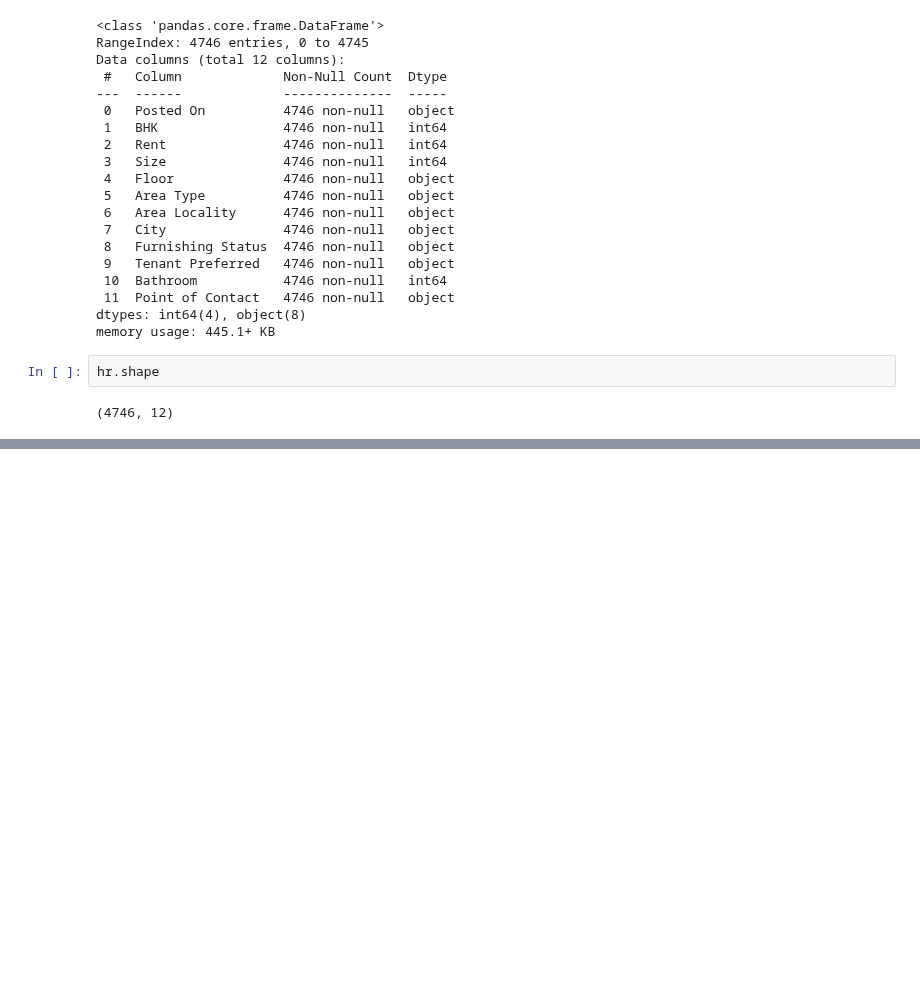
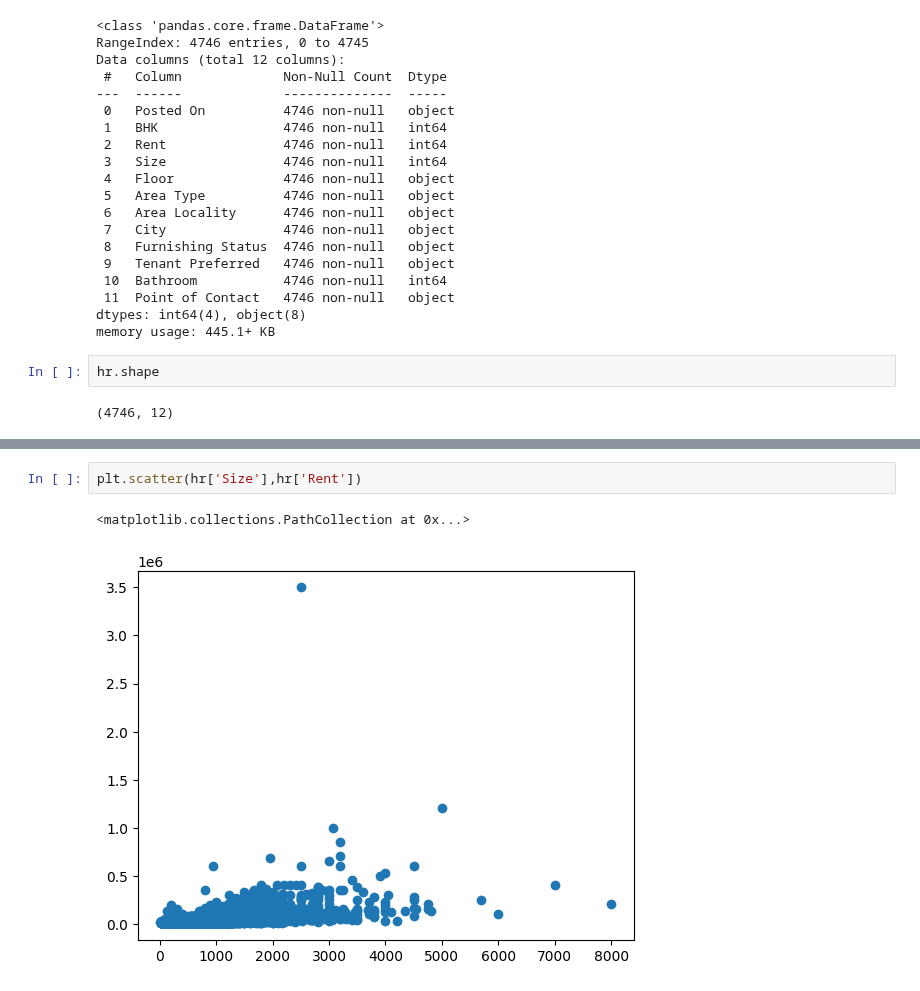
Before and after one commit to juneedpk/vscode-jupyter, a Jupyter notebook: eda_house_rent.ipynb, the cells around one changed output, grey strips where cells are left out. Drawn from its saved outputs; the diff is of its cells as text; blank space fills up the shorter version.

```diff
--- a/eda_house_rent.ipynb
+++ b/eda_house_rent.ipynb
@@ -72,0 +103,5 @@ hr.shape
+# %%
+plt.scatter(hr['Size'],hr['Rent'])
+# %% [output]
+<matplotlib.collections.PathCollection at 0x...>
+[figure, added]
```
Also changed, not shown: parts of 17 cells of this notebook.
